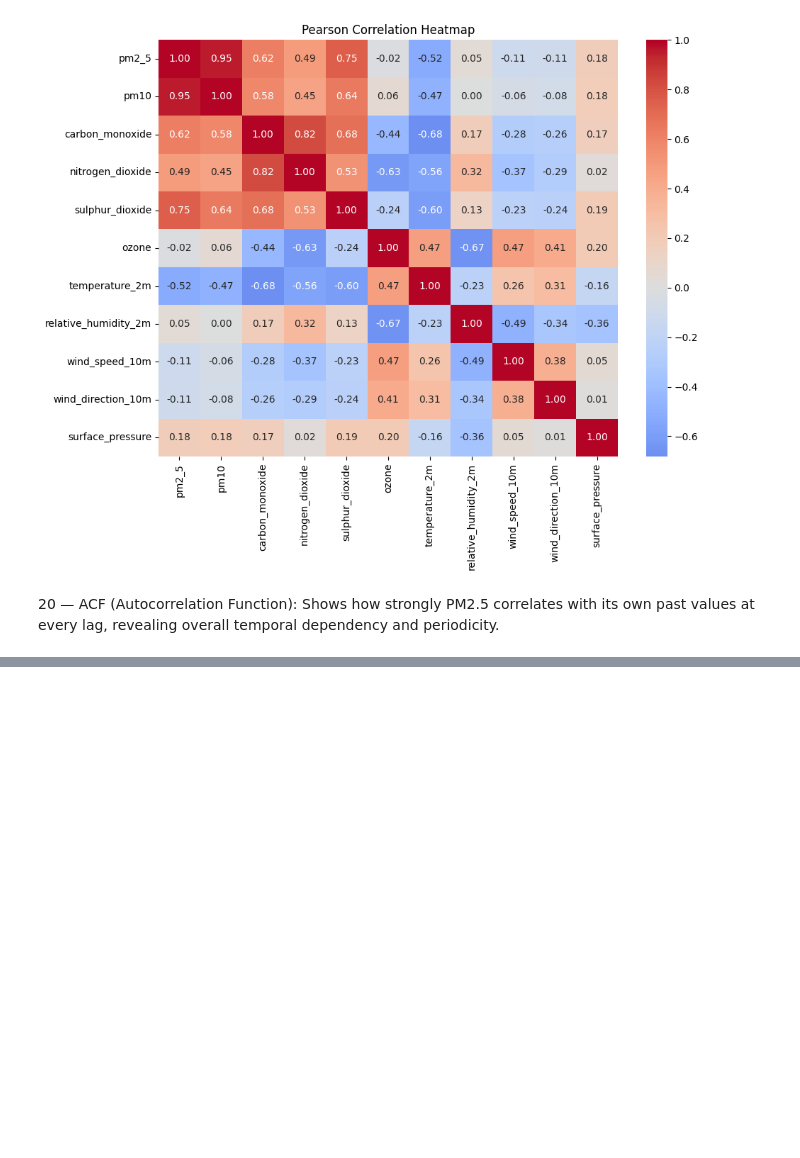
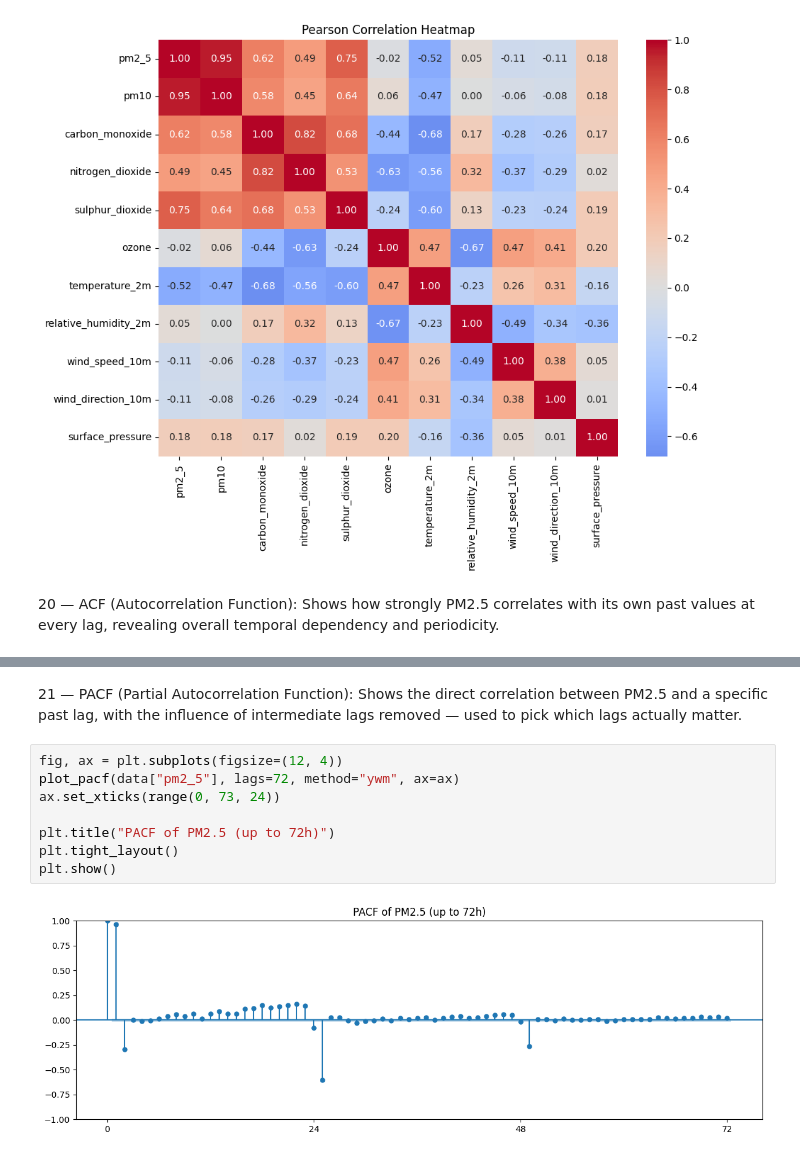
Before and after one commit to adarsha-7/pm25-forecasting, a Jupyter notebook: notebooks/eda/phase_2/extra.ipynb, the cells around one changed output, grey strips where cells are left out. Cells and saved outputs as stored; diff of their text form; blank space fills up the shorter version.

```diff
--- a/notebooks/eda/phase_2/extra.ipynb
+++ b/notebooks/eda/phase_2/extra.ipynb
@@ -119,0 +122,12 @@ plt.show()
+# %% [markdown]
+21 — PACF (Partial Autocorrelation Function): Shows the direct correlation between PM2.5 and a specific past lag, with the influence of intermediate lags removed — used to pick which lags actually matter.
+# %%
+fig, ax = plt.subplots(figsize=(12, 4))
+plot_pacf(data["pm2_5"], lags=72, method="ywm", ax=ax)
+ax.set_xticks(range(0, 73, 24))
+
+plt.title("PACF of PM2.5 (up to 72h)")
+plt.tight_layout()
+plt.show()
+# %% [output]
+[figure, added]
```
Also changed, not shown: parts of 17 cells of this notebook.
